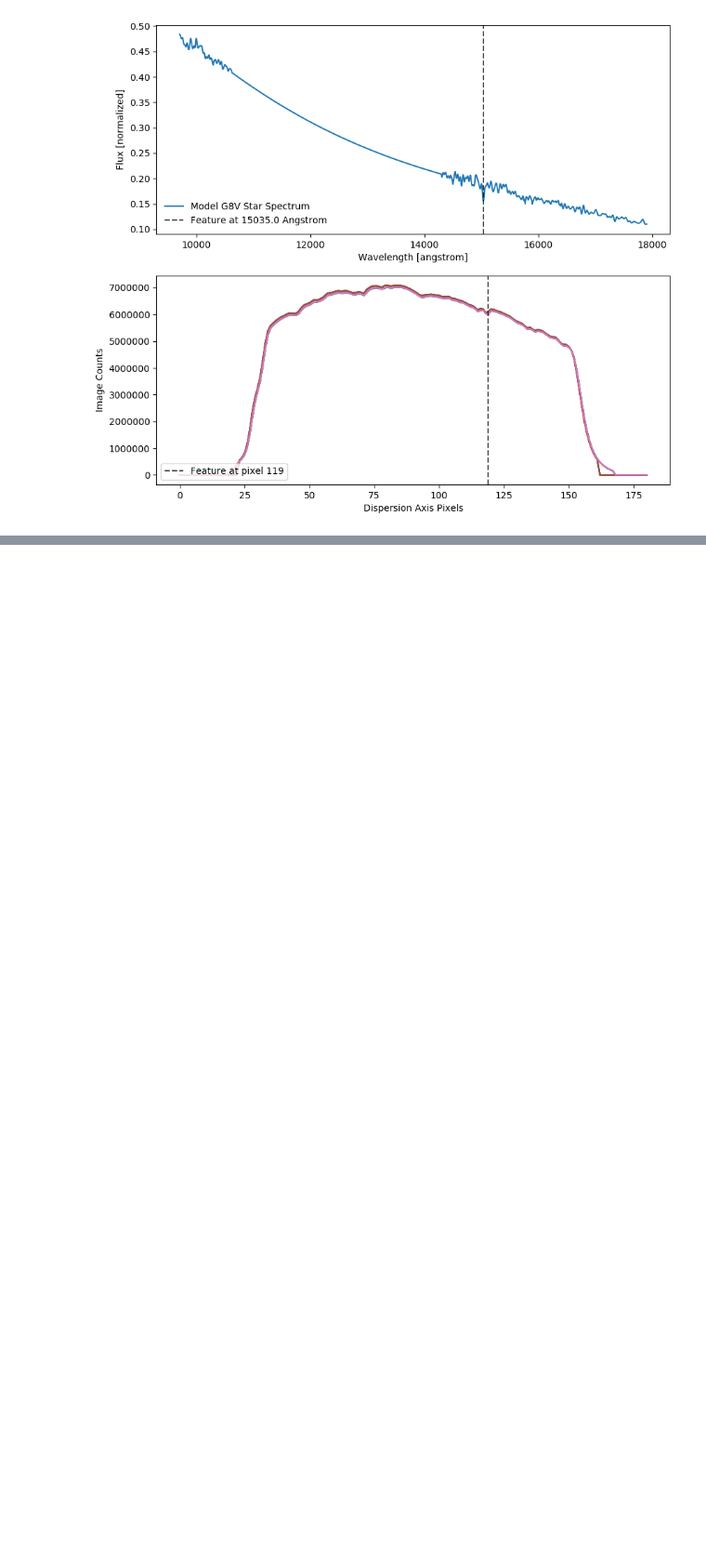
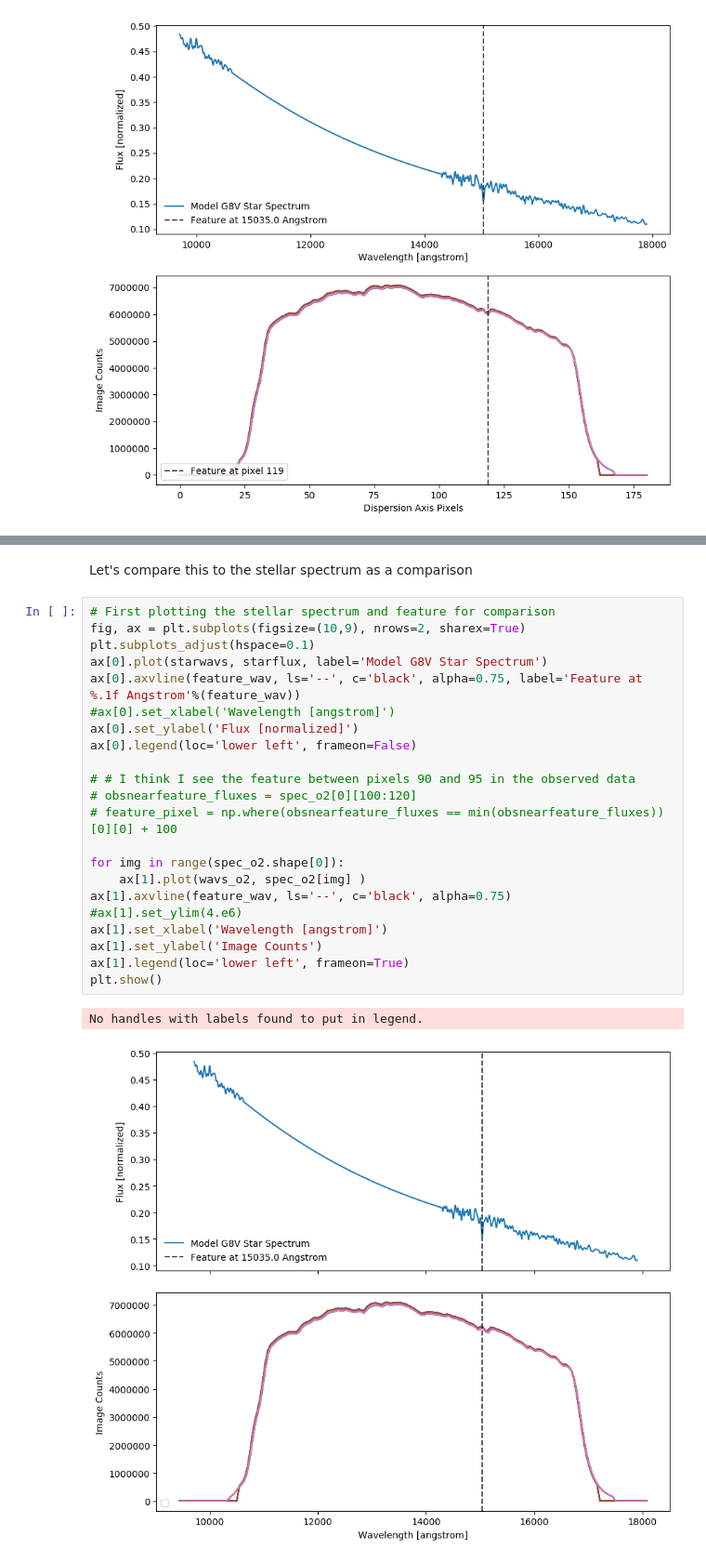
Before and after one commit to mm-murphy/hd219666b, a Jupyter notebook: reduction/Extracting the Transmission Spectra Time Series-New Copy.ipynb, the cells around one changed output, grey strips where cells are left out. Shown at 93% size. Cells and saved outputs as stored; diff of their text form; blank space fills up the shorter version.

```diff
--- a/reduction/Extracting the Transmission Spectra Time Series-New Copy.ipynb
+++ b/reduction/Extracting the Transmission Spectra Time Series-New Copy.ipynb
@@ -747,0 +194,27 @@ plt.scatter(time_T, flux_T[0,:])
+# %% [markdown]
+Let's compare this to the stellar spectrum as a comparison
+# %%
+# First plotting the stellar spectrum and feature for comparison
+fig, ax = plt.subplots(figsize=(10,9), nrows=2, sharex=True)
+plt.subplots_adjust(hspace=0.1)
+ax[0].plot(starwavs, starflux, label='Model G8V Star Spectrum')
+ax[0].axvline(feature_wav, ls='--', c='black', alpha=0.75, label='Feature at %.1f Angstrom'%(feature_wav))
+#ax[0].set_xlabel('Wavelength [angstrom]')
+ax[0].set_ylabel('Flux [normalized]')
+ax[0].legend(loc='lower left', frameon=False)
+
+# # I think I see the feature between pixels 90 and 95 in the observed data
+# obsnearfeature_fluxes = spec_o2[0][100:120]
+# feature_pixel = np.where(obsnearfeature_fluxes == min(obsnearfeature_fluxes))[0][0] + 100
+
+for img in range(spec_o2.shape[0]):
+    ax[1].plot(wavs_o2, spec_o2[img] )
+ax[1].axvline(feature_wav, ls='--', c='black', alpha=0.75)
+#ax[1].set_ylim(4.e6)
+ax[1].set_xlabel('Wavelength [angstrom]')
+ax[1].set_ylabel('Image Counts')
+ax[1].legend(loc='lower left', frameon=True)
+plt.show()
+# %% [output]
+No handles with labels found to put in legend.
+[figure, added]
```
Also changed, not shown: parts of 71 cells of this notebook, 5 other files.
